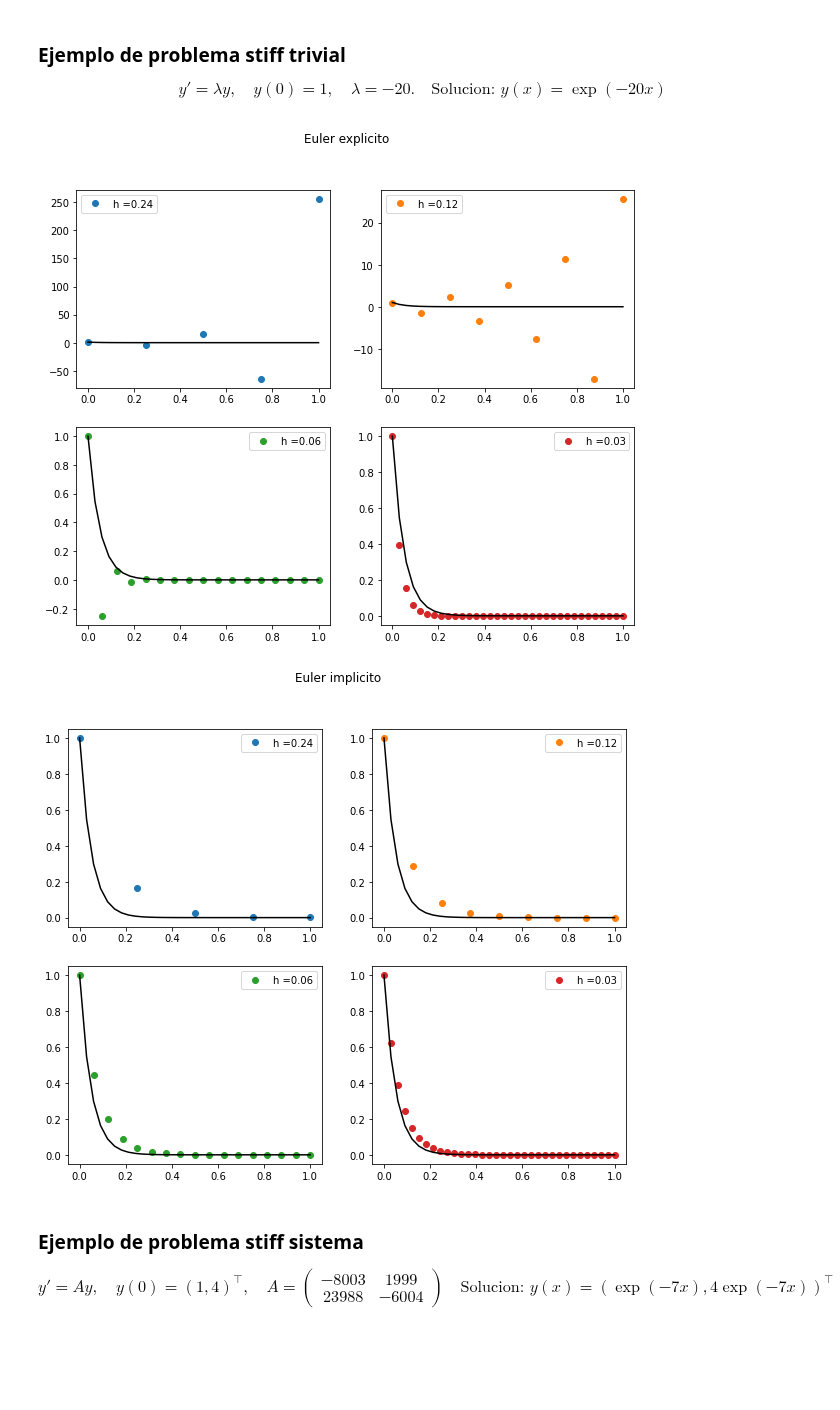
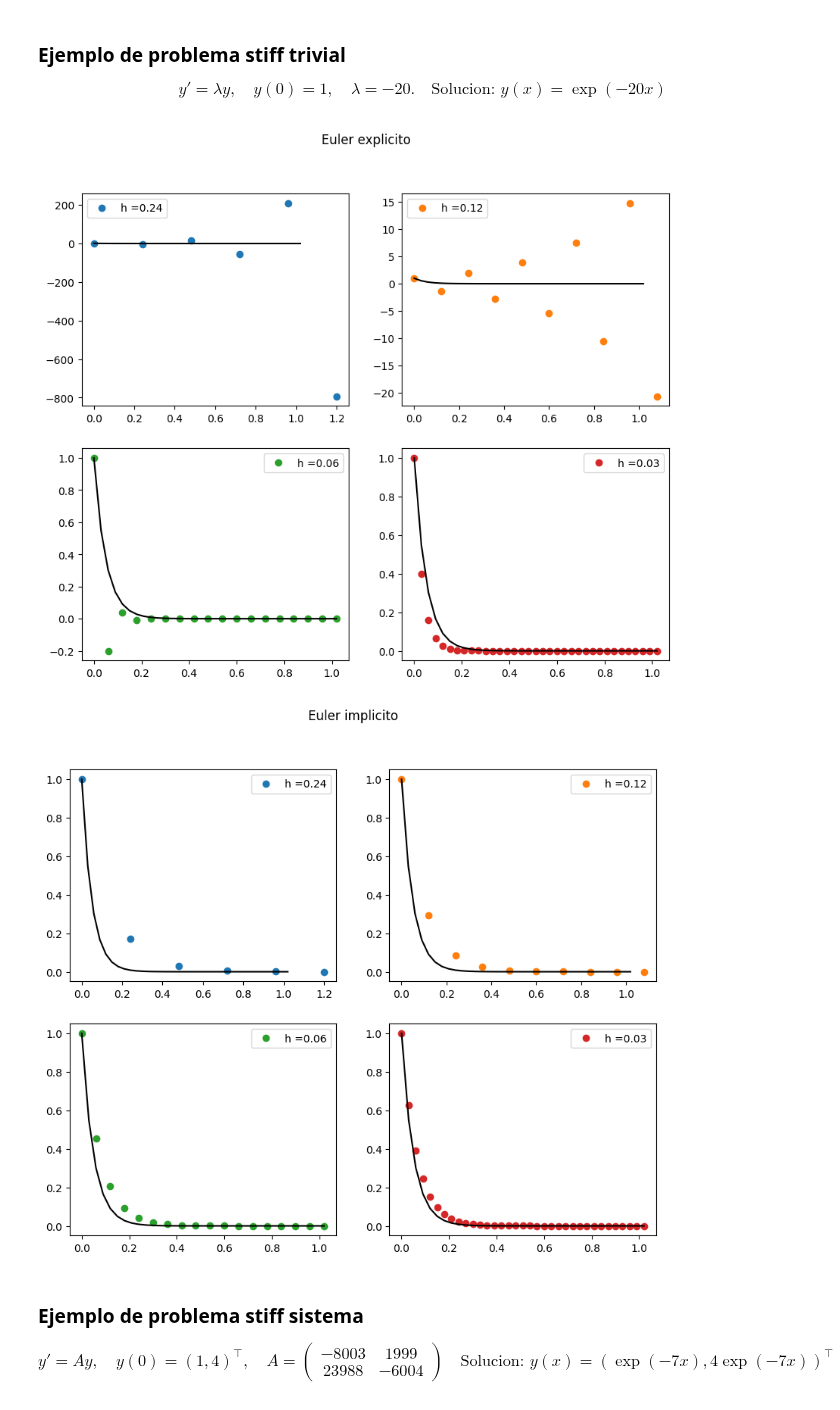
Before and after one commit to ManuelSanchezUribe/ManuelSanchezUribe.github.io, a Jupyter notebook: IMT3410/Capitulo1.ipynb, the cells around one changed output. Drawn from its saved outputs; the diff is of its cells as text; code cells hidden in the pictures; blank space fills up the shorter version.

```diff
--- a/IMT3410/Capitulo1.ipynb
+++ b/IMT3410/Capitulo1.ipynb
@@ -335,7 +335,7 @@ def trapezoidalrule(odefun, t_span, y0, h=None, return_trajectory=False, odefunp
     if odefunprime is not None: J = lambda z,t0,y0: I - 0.5*h*odefunprime(t0+h,z)*odefun(t0+h,z)
     else: J = None
 
-    while np.abs(t-tf)>1e-14:
+    while tf-t>1e-14:
         # Paso de regla del trapecio
         y = newton(F, y0, fprime=J, args=(t,y))
         t+=h
@@ -499,7 +504,9 @@ YH = []
 XH = []
 # Euler
 for i,hi in enumerate(h):
-    yh, xh = Euler_explicito(fun, y0, N=N[i], XM = XM, x0 =0)
+#     yh, xh = Euler_explicito(fun, y0, N=N[i], XM = XM, x0 =0)
+#     Euler_explicito(odefun=fun, t_span=, y0, h=None, return_trajectory=False)
+    yh, xh = Euler_explicito(odefun=fun, t_span=(0.0, XM), y0=y0, h=h[i], return_trajectory=True)
     YH.append(yh)
     XH.append(xh)
 
@@ -532,7 +539,8 @@ for i,hi in enumerate(h):
 TH = []
 XH = []
 for i,hi in enumerate(h):
-    th, xh = trapezoidalrule(fun, y0, N=N[i], XM = XM, x0 =0, dfdy=dfundy)
+#     th, xh = trapezoidalrule(fun, y0, N=N[i], XM = XM, x0 =0, dfdy=dfundy)
+    th,xh = trapezoidalrule(odefun=fun, t_span=(0.0,XM), y0=y0, h=hi, return_trajectory=True, odefunprime=dfundy)
     TH.append(th)
     XH.append(xh)
 ## Compute error
@@ -590,6 +598,15 @@ def simpsonmult(f, y0, y1, N, XM, x0=0, dfdy=None):
         yn = ynp1
     return y, x
 # %%
+fun = lambda x,y : -y**2
+dfundy = lambda x,y: -2*y
+y0 = 1
+XM = 10
+h = [0.4, 0.2, 0.1, 0.05, 0.025, 0.0125]
+N = [int(XM/hi) for hi in h]
+
+yexact = lambda x: 1.0/(1.0+x)
+
 YH = []
 XH = []
 # Simpson rule paso multiple
@@ -675,8 +692,10 @@ def methodmulti8(f, y0, y1, y2, N, XM, x0=0 ):
 # %%
 YH = []
 XH = []
-# Simpson rule paso multiple
-
+y0 = 1
+XM = 10
+h = [0.4, 0.2, 0.1, 0.05, 0.025, 0.0125]
+N = [int(XM/hi) for hi in h]
 for i,hi in enumerate(h):
     y1 = yexact(hi)
     y2 = yexact(2*hi)
@@ -703,8 +722,8 @@ ax[0,1].legend()
 ax[1,0].plot(XH[2],YH[2], 'o', color='C02',label='h =%.2f'%h[2])
 ax[1,0].plot(XH[3], yexact(np.asarray(XH[3])),'k')
 ax[1,0].legend()
-ax[1,1].plot(XH[3],YH[3], 'o', color='C03',label='h =%.2f'%h[3])
-ax[1,1].plot(XH[3], yexact(np.asarray(XH[3])),'k')
+ax[1,1].plot(XH[5],YH[5], 'o', color='C03',label='h =%.2f'%h[5])
+ax[1,1].plot(XH[5], yexact(np.asarray(XH[5])),'k')
 ax[1,1].legend()
 plt.show()
 
@@ -815,8 +836,10 @@ XH = []
 YHi = []
 # Euler
 for i,hi in enumerate(h):
-    yh, xh = Euler_explicito(fstiff1, y0, N=N[i], XM = XM, x0 =0)
-    yhi, xh = Euler_implicito(fstiff1, y0, N=N[i], XM = XM, x0 =0)
+#     yh, xh = Euler_explicito(fstiff1, y0, N=N[i], XM = XM, x0 =0)
+#     yhi, xh = Euler_implicito(fstiff1, y0, N=N[i], XM = XM, x0 =0)
+    yh, xh = Euler_explicito(odefun=fstiff1, t_span=(0.0, XM), y0=y0, h=h[i], return_trajectory=True)
+    yhi, xh = Euler_implicito(odefun=fstiff1, t_span=(0.0, XM), y0=y0, h=h[i], return_trajectory=True, odefunprime=dfstiff1dy)
     YH.append(yh)
     XH.append(xh)
     YHi.append(yhi)
@@ -826,35 +849,35 @@ fig.suptitle('Euler explicito')
 ax[0,0].plot(XH[0],YH[0], 'o', color='C00',label='h =%.2f'%h[0])
 ax[0,0].plot(XH[3], yexact(np.asarray(XH[3])),'k')
 ax[0,0].legend()
 ax[0,1].plot(XH[1],YH[1], 'o', color='C01',label='h =%.2f'%h[1])
 ax[0,1].plot(XH[3], yexact(np.asarray(XH[3])),'k')
 ax[0,1].legend()
 ax[1,0].plot(XH[2],YH[2], 'o', color='C02',label='h =%.2f'%h[2])
 ax[1,0].plot(XH[3], yexact(np.asarray(XH[3])),'k')
 ax[1,0].legend()
 ax[1,1].plot(XH[3],YH[3], 'o', color='C03',label='h =%.2f'%h[3])
 ax[1,1].plot(XH[3], yexact(np.asarray(XH[3])),'k')
 ax[1,1].legend()
 plt.show()
 
 figi, axi = plt.subplots(2,2, figsize=(10,8))
 figi.suptitle('Euler implicito')
 axi[0,0].plot(XH[0],YHi[0], 'o', color='C00',label='h =%.2f'%h[0])
 axi[0,0].plot(XH[3], yexact(np.asarray(XH[3])),'k')
 axi[0,0].legend()
 axi[0,1].plot(XH[1],YHi[1], 'o', color='C01',label='h =%.2f'%h[1])
 axi[0,1].plot(XH[3], yexact(np.asarray(XH[3])),'k')
 axi[0,1].legend()
 axi[1,0].plot(XH[2],YHi[2], 'o', color='C02',label='h =%.2f'%h[2])
 axi[1,0].plot(XH[3], yexact(np.asarray(XH[3])),'k')
 axi[1,0].legend()
 axi[1,1].plot(XH[3],YHi[3], 'o', color='C03',label='h =%.2f'%h[3])
 axi[1,1].plot(XH[3], yexact(np.asarray(XH[3])),'k')
 axi[1,1].legend()
 plt.show()
 # %% [output]
-[figure, old version]
+[figure, new version]
-[figure, old version]
+[figure, new version]
 # %% [markdown]
 ### Ejemplo de problema stiff sistema
 \begin{equation}
```
Also changed, not shown: parts of 18 cells of this notebook.
